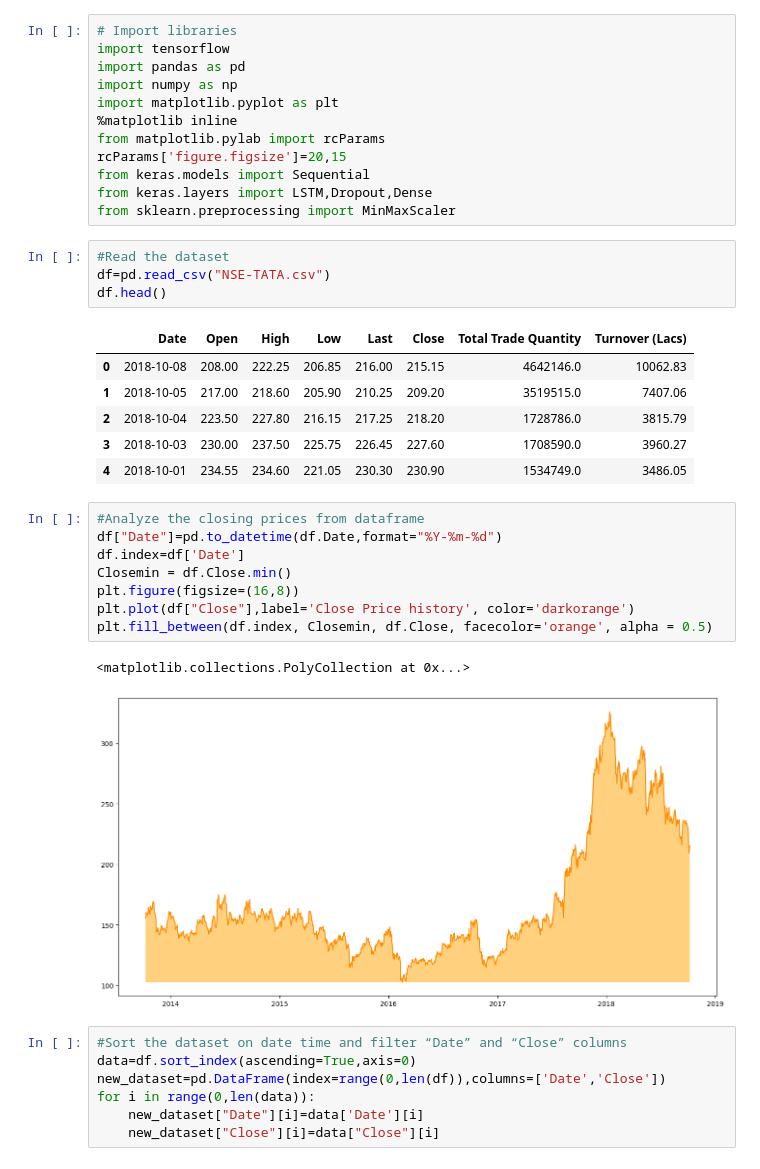
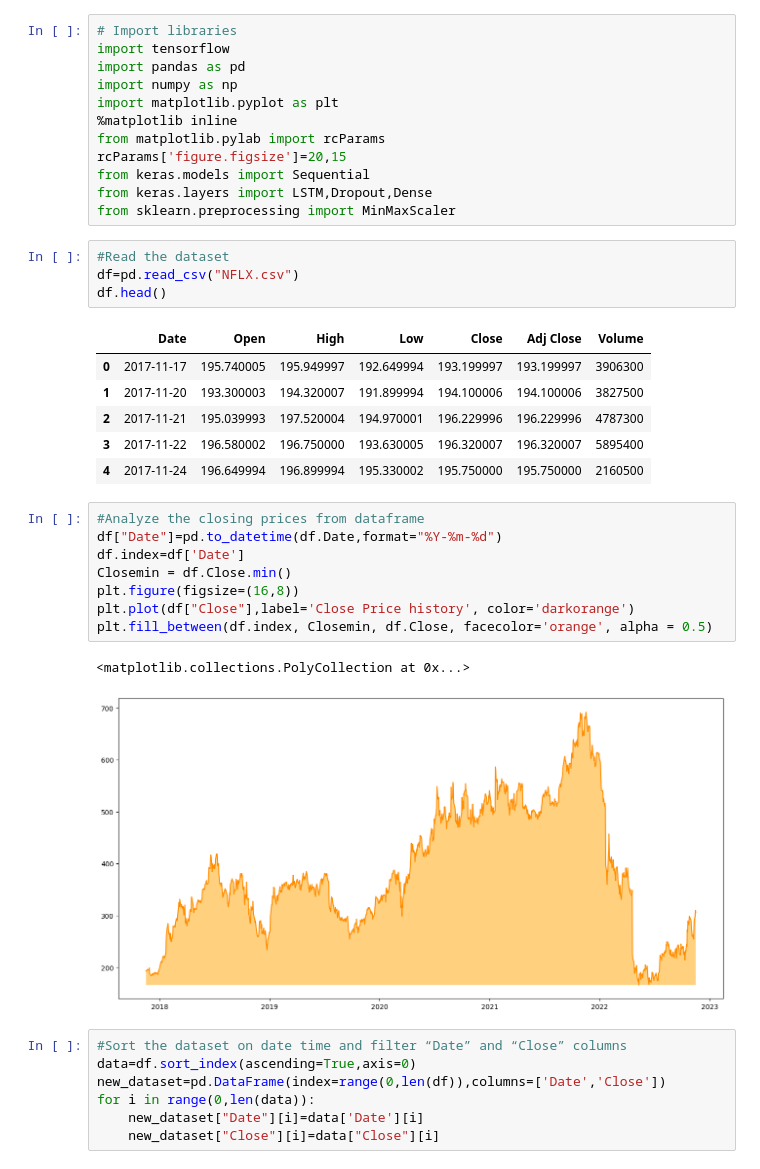
Before and after one commit to Shiyu95/CS5100-Project, a Jupyter notebook: CS5100 Project.ipynb, the cells around one changed output. Saved outputs shown, nothing was run; the diff lists cells and outputs as text.

```diff
--- a/CS5100 Project.ipynb
+++ b/CS5100 Project.ipynb
@@ -14,15 +14,15 @@ from keras.layers import LSTM,Dropout,Dense
 from sklearn.preprocessing import MinMaxScaler
 # %%
 #Read the dataset
-df=pd.read_csv("NSE-TATA.csv")
+df=pd.read_csv("NFLX.csv")
 df.head()
 # %% [output]
-|  | Date | Open | High | Low | Last | Close | Total Trade Quantity | Turnover (Lacs) |
-| 0 | 2018-10-08 | 208.00 | 222.25 | 206.85 | 216.00 | 215.15 | 4642146.0 | 10062.83 |
-| 1 | 2018-10-05 | 217.00 | 218.60 | 205.90 | 210.25 | 209.20 | 3519515.0 | 7407.06 |
-| 2 | 2018-10-04 | 223.50 | 227.80 | 216.15 | 217.25 | 218.20 | 1728786.0 | 3815.79 |
-| 3 | 2018-10-03 | 230.00 | 237.50 | 225.75 | 226.45 | 227.60 | 1708590.0 | 3960.27 |
-| 4 | 2018-10-01 | 234.55 | 234.60 | 221.05 | 230.30 | 230.90 | 1534749.0 | 3486.05 |
+|  | Date | Open | High | Low | Close | Adj Close | Volume |
+| 0 | 2017-11-17 | 195.740005 | 195.949997 | 192.649994 | 193.199997 | 193.199997 | 3906300 |
+| 1 | 2017-11-20 | 193.300003 | 194.320007 | 191.899994 | 194.100006 | 194.100006 | 3827500 |
+| 2 | 2017-11-21 | 195.039993 | 197.520004 | 194.970001 | 196.229996 | 196.229996 | 4787300 |
+| 3 | 2017-11-22 | 196.580002 | 196.750000 | 193.630005 | 196.320007 | 196.320007 | 5895400 |
+| 4 | 2017-11-24 | 196.649994 | 196.899994 | 195.330002 | 195.750000 | 195.750000 | 2160500 |
 # %%
 #Analyze the closing prices from dataframe
 df["Date"]=pd.to_datetime(df.Date,format="%Y-%m-%d")
@@ -33,7 +33,7 @@ plt.plot(df["Close"],label='Close Price history', color='darkorange')
 plt.fill_between(df.index, Closemin, df.Close, facecolor='orange', alpha = 0.5)
 # %% [output]
 <matplotlib.collections.PolyCollection at 0x...>
-[figure, old version]
+[figure, new version]
 # %%
 #Sort the dataset on date time and filter “Date” and “Close” columns
 data=df.sort_index(ascending=True,axis=0)
```
Also changed, not shown: parts of 5 cells of this notebook, 5 other files.
